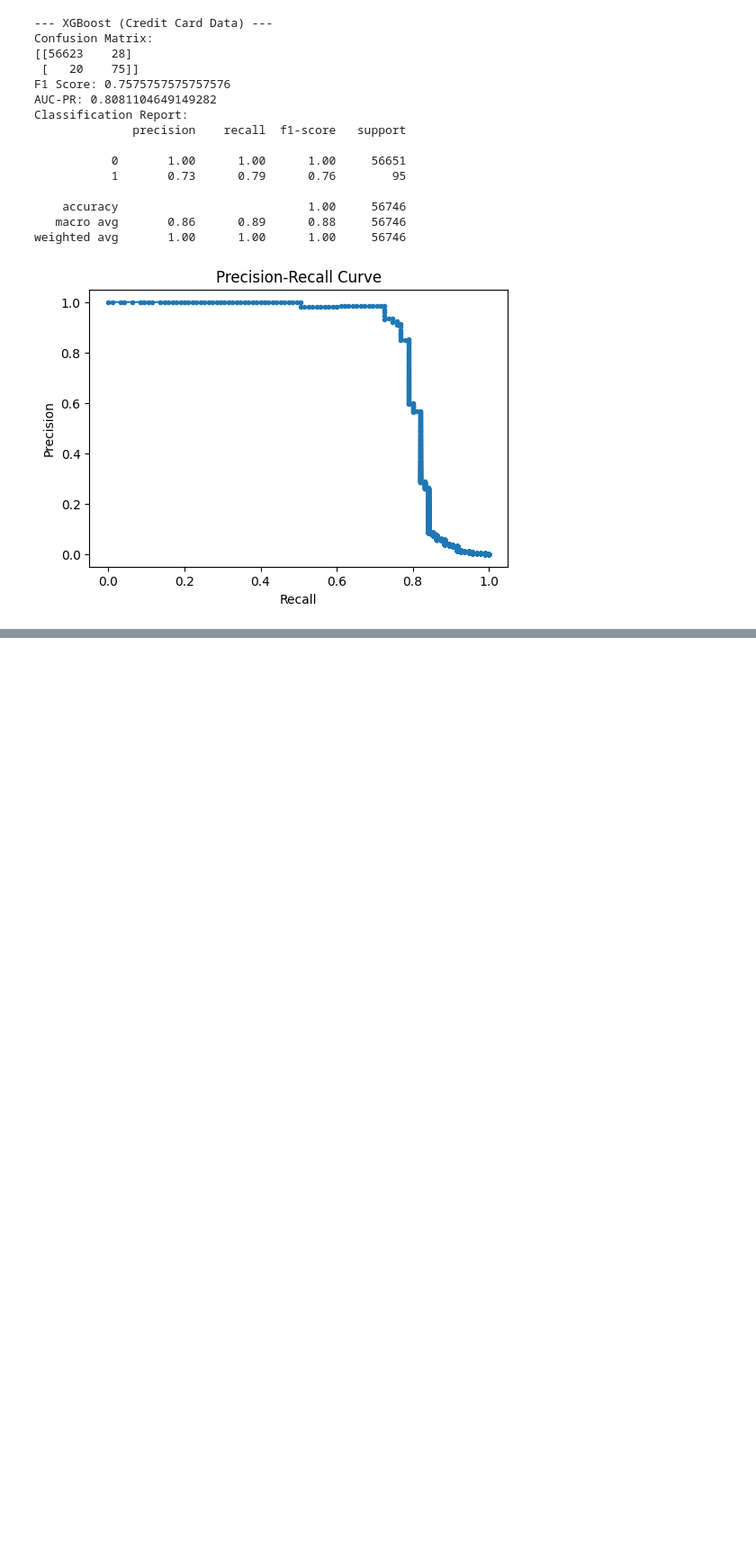
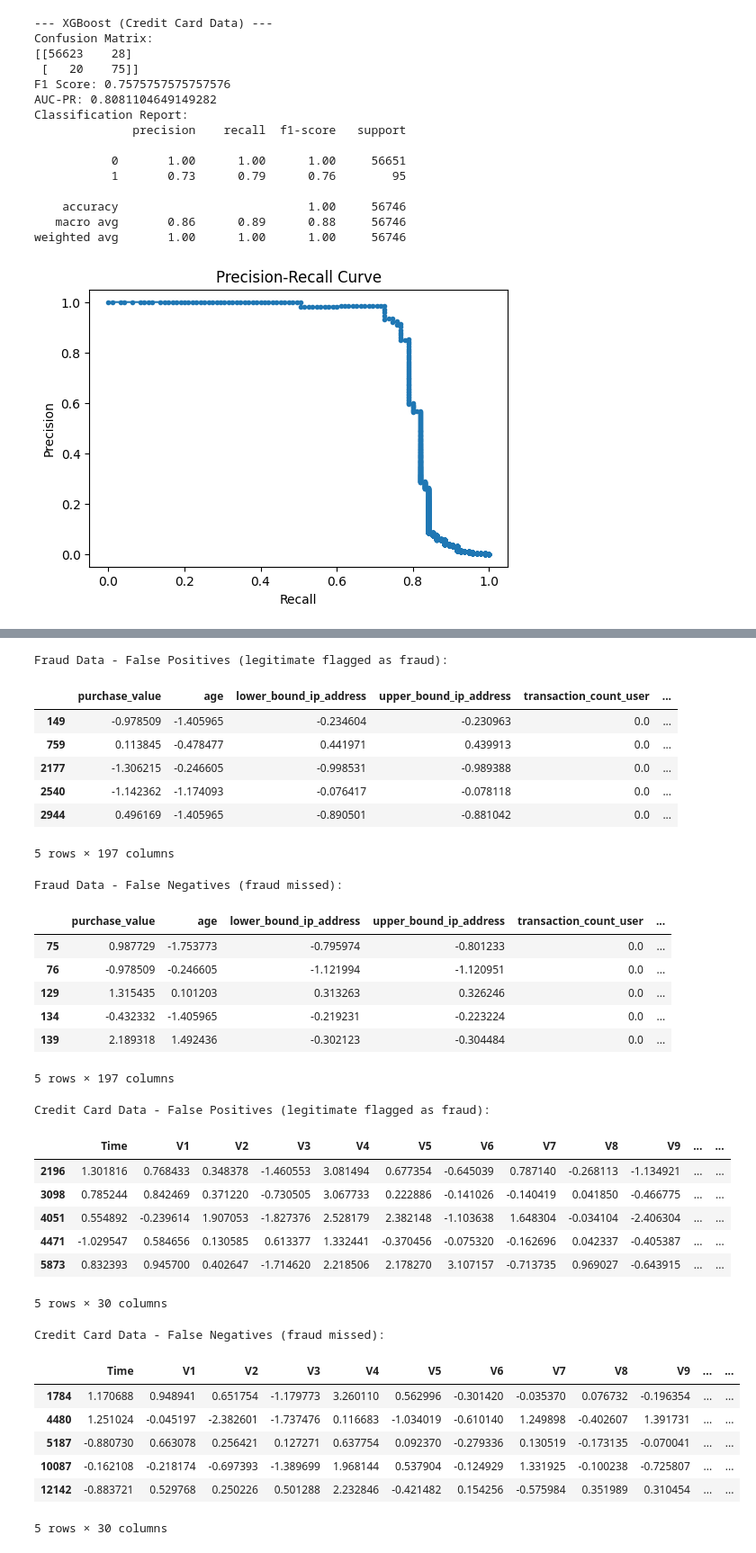
Before and after one commit to Amdemichael/fraud_detection_project, a Jupyter notebook: notebooks/02_model_training.ipynb, the cells around one changed output, grey strips where cells are left out. Shown at 90% size. Drawn from its saved outputs; the diff is of its cells as text; code cells hidden in the pictures; blank space fills up the shorter version.

```diff
--- a/notebooks/02_model_training.ipynb
+++ b/notebooks/02_model_training.ipynb
@@ -186,0 +335,48 @@ Summarize and compare the results of both models on both datasets. Discuss which
+# %%
+# Fraud Data
+fp_idx_fraud = (y_fraud_test == 0) & (y_pred_xgb == 1)
+fn_idx_fraud = (y_fraud_test == 1) & (y_pred_xgb == 0)
+print('Fraud Data - False Positives (legitimate flagged as fraud):')
+display(X_fraud_test[fp_idx_fraud].head())
+print('Fraud Data - False Negatives (fraud missed):')
+display(X_fraud_test[fn_idx_fraud].head())
+# Credit Card Data
+fp_idx_credit = (y_credit_test == 0) & (y_pred_xgb_c == 1)
+fn_idx_credit = (y_credit_test == 1) & (y_pred_xgb_c == 0)
+print('Credit Card Data - False Positives (legitimate flagged as fraud):')
+display(X_credit_test[fp_idx_credit].head())
+print('Credit Card Data - False Negatives (fraud missed):')
+display(X_credit_test[fn_idx_credit].head())
+# %% [output]
+Fraud Data - False Positives (legitimate flagged as fraud):
+|  | purchase_value | age | lower_bound_ip_address | upper_bound_ip_address | transaction_count_user | ... |
+| 149 | -0.978509 | -1.405965 | -0.234604 | -0.230963 | 0.0 | ... |
+| 759 | 0.113845 | -0.478477 | 0.441971 | 0.439913 | 0.0 | ... |
+| 2177 | -1.306215 | -0.246605 | -0.998531 | -0.989388 | 0.0 | ... |
+| 2540 | -1.142362 | -1.174093 | -0.076417 | -0.078118 | 0.0 | ... |
+| 2944 | 0.496169 | -1.405965 | -0.890501 | -0.881042 | 0.0 | ... |
+5 rows × 197 columns
+Fraud Data - False Negatives (fraud missed):
+|  | purchase_value | age | lower_bound_ip_address | upper_bound_ip_address | transaction_count_user | ... |
+| 75 | 0.987729 | -1.753773 | -0.795974 | -0.801233 | 0.0 | ... |
+| 76 | -0.978509 | -0.246605 | -1.121994 | -1.120951 | 0.0 | ... |
+| 129 | 1.315435 | 0.101203 | 0.313263 | 0.326246 | 0.0 | ... |
+| 134 | -0.432332 | -1.405965 | -0.219231 | -0.223224 | 0.0 | ... |
+| 139 | 2.189318 | 1.492436 | -0.302123 | -0.304484 | 0.0 | ... |
+5 rows × 197 columns
+Credit Card Data - False Positives (legitimate flagged as fraud):
+|  | Time | V1 | V2 | V3 | V4 | V5 | V6 | V7 | V8 | V9 | ... | ... |
+| 2196 | 1.301816 | 0.768433 | 0.348378 | -1.460553 | 3.081494 | 0.677354 | -0.645039 | 0.787140 | -0.268113 | -1.134921 | ... | ... |
+| 3098 | 0.785244 | 0.842469 | 0.371220 | -0.730505 | 3.067733 | 0.222886 | -0.141026 | -0.140419 | 0.041850 | -0.466775 | ... | ... |
+| 4051 | 0.554892 | -0.239614 | 1.907053 | -1.827376 | 2.528179 | 2.382148 | -1.103638 | 1.648304 | -0.034104 | -2.406304 | ... | ... |
+| 4471 | -1.029547 | 0.584656 | 0.130585 | 0.613377 | 1.332441 | -0.370456 | -0.075320 | -0.162696 | 0.042337 | -0.405387 | ... | ... |
+| 5873 | 0.832393 | 0.945700 | 0.402647 | -1.714620 | 2.218506 | 2.178270 | 3.107157 | -0.713735 | 0.969027 | -0.643915 | ... | ... |
+5 rows × 30 columns
+Credit Card Data - False Negatives (fraud missed):
+|  | Time | V1 | V2 | V3 | V4 | V5 | V6 | V7 | V8 | V9 | ... | ... |
+| 1784 | 1.170688 | 0.948941 | 0.651754 | -1.179773 | 3.260110 | 0.562996 | -0.301420 | -0.035370 | 0.076732 | -0.196354 | ... | ... |
+| 4480 | 1.251024 | -0.045197 | -2.382601 | -1.737476 | 0.116683 | -1.034019 | -0.610140 | 1.249898 | -0.402607 | 1.391731 | ... | ... |
+| 5187 | -0.880730 | 0.663078 | 0.256421 | 0.127271 | 0.637754 | 0.092370 | -0.279336 | 0.130519 | -0.173135 | -0.070041 | ... | ... |
+| 10087 | -0.162108 | -0.218174 | -0.697393 | -1.389699 | 1.968144 | 0.537904 | -0.124929 | 1.331925 | -0.100238 | -0.725807 | ... | ... |
+| 12142 | -0.883721 | 0.529768 | 0.250226 | 0.501288 | 2.232846 | -0.421482 | 0.154256 | -0.575984 | 0.351989 | 0.310454 | ... | ... |
+5 rows × 30 columns
```
Also changed, not shown: parts of 16 cells of this notebook, 1 other file.
